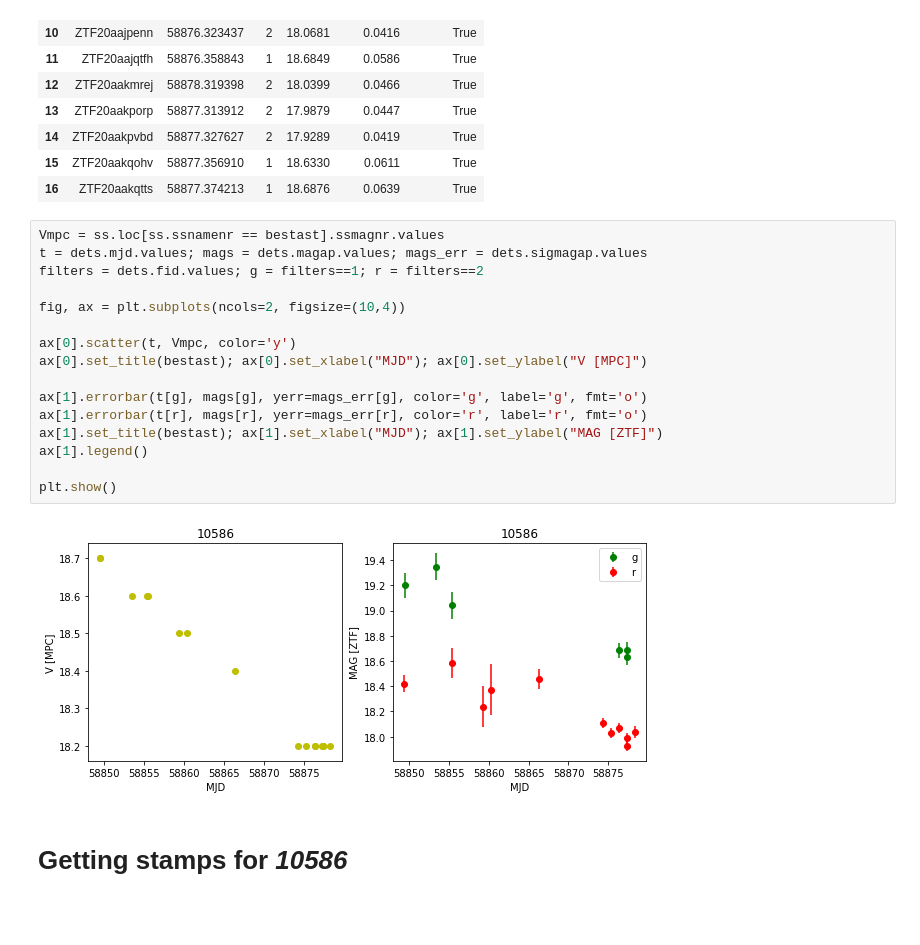
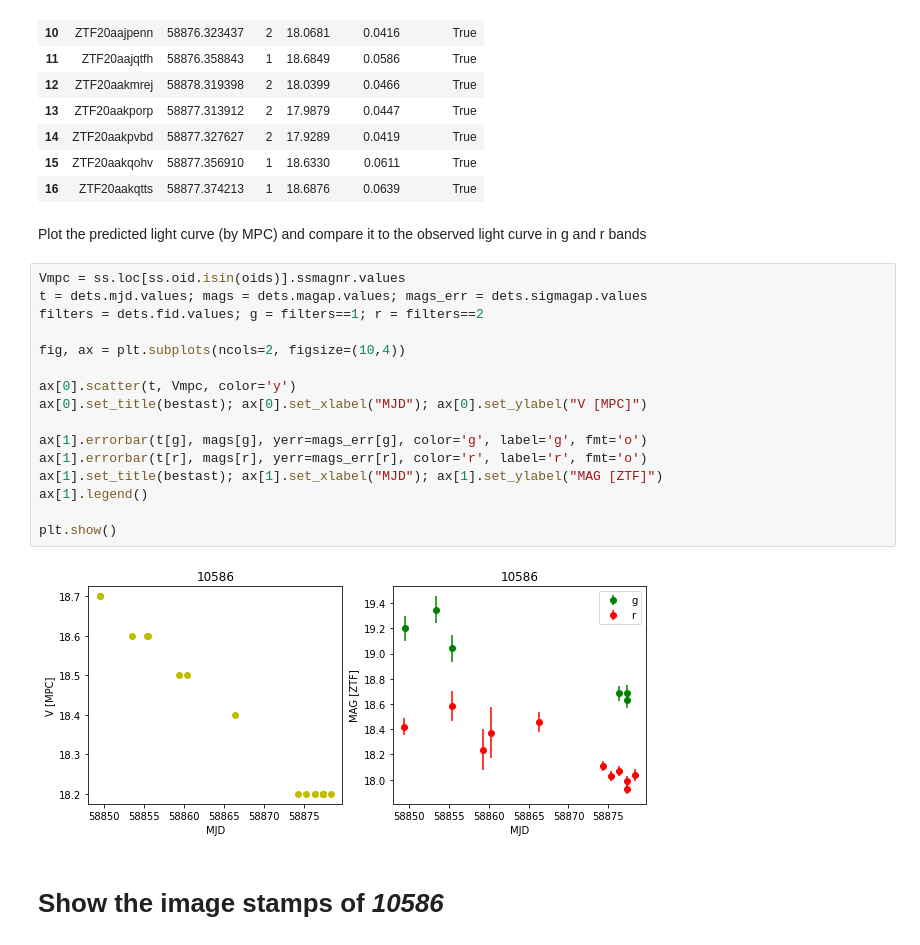
Before and after one commit to alercebroker/usecases, a Jupyter notebook: notebooks/colab/ALeRCE_ZTF_Asteroids_newDB_colab.ipynb, the cells around one changed output. Cells and saved outputs as stored; diff of their text form; blank space fills up the shorter version.

```diff
--- a/notebooks/colab/ALeRCE_ZTF_Asteroids_newDB_colab.ipynb
+++ b/notebooks/colab/ALeRCE_ZTF_Asteroids_newDB_colab.ipynb
@@ -287,26 +327,28 @@ dets
 | 14 | ZTF20aakpvbd | 58877.327627 | 2 | 17.9289 | 0.0419 | True |
 | 15 | ZTF20aakqohv | 58877.356910 | 1 | 18.6330 | 0.0611 | True |
 | 16 | ZTF20aakqtts | 58877.374213 | 1 | 18.6876 | 0.0639 | True |
+# %% [markdown]
+Plot the predicted light curve (by MPC) and compare it to the observed light curve in g and r bands
 # %%
-Vmpc = ss.loc[ss.ssnamenr == bestast].ssmagnr.values
+Vmpc = ss.loc[ss.oid.isin(oids)].ssmagnr.values
 t = dets.mjd.values; mags = dets.magap.values; mags_err = dets.sigmagap.values
 filters = dets.fid.values; g = filters==1; r = filters==2
 
 fig, ax = plt.subplots(ncols=2, figsize=(10,4))
 
 ax[0].scatter(t, Vmpc, color='y')
 ax[0].set_title(bestast); ax[0].set_xlabel("MJD"); ax[0].set_ylabel("V [MPC]")
 
 ax[1].errorbar(t[g], mags[g], yerr=mags_err[g], color='g', label='g', fmt='o')
 ax[1].errorbar(t[r], mags[r], yerr=mags_err[r], color='r', label='r', fmt='o')
 ax[1].set_title(bestast); ax[1].set_xlabel("MJD"); ax[1].set_ylabel("MAG [ZTF]")
 ax[1].legend()
 
 plt.show()
 # %% [output]
-[figure, old version]
+[figure, new version]
-# %% [markdown]
-# Getting stamps for _10586_
+# %% [markdown]
+# Show the image stamps of *10586*
 # %%
 from alerce.core import Alerce
 client = Alerce()
```
Also changed, not shown: parts of 24 cells of this notebook.
